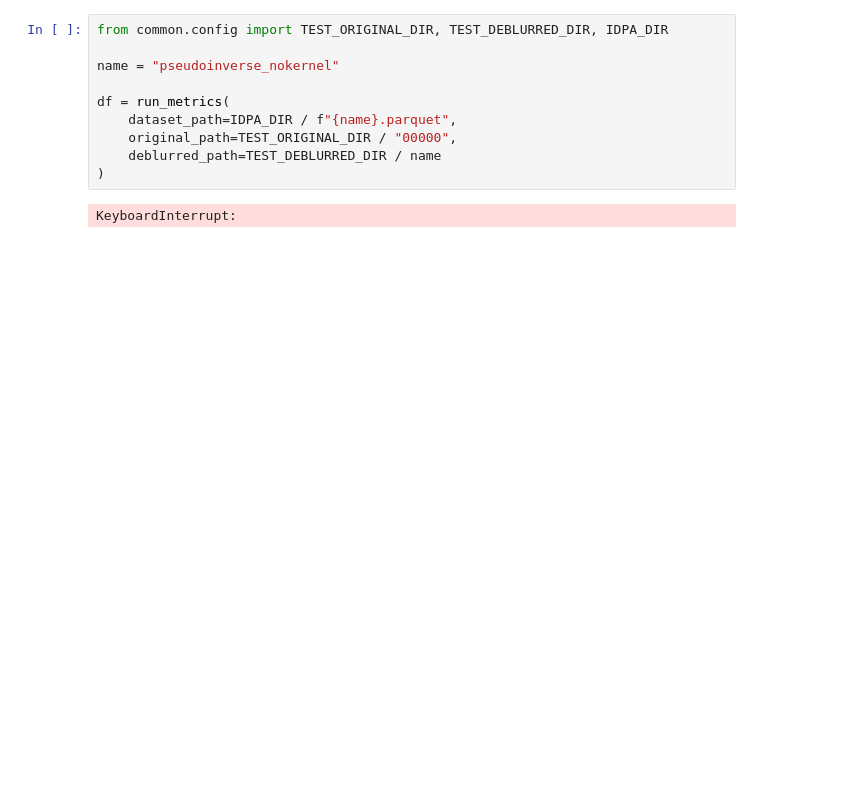
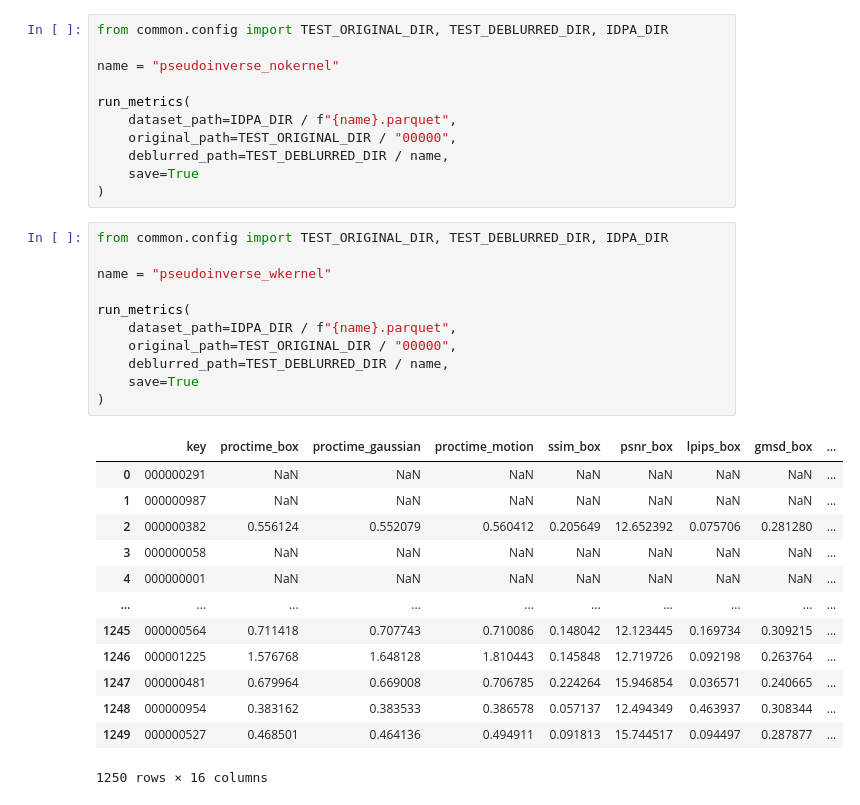
Before and after one commit to slymachenko/image-deblurring-performance-analysis, a Jupyter notebook: notebooks/dataset_creation/5_metrics_calculation.ipynb, the cells around one changed output. Cells and saved outputs as stored; diff of their text form; blank space fills up the shorter version.

Commit message:
metrics generated

```diff
--- a/notebooks/dataset_creation/5_metrics_calculation.ipynb
+++ b/notebooks/dataset_creation/5_metrics_calculation.ipynb
@@ -43,10 +43,34 @@ from common.config import TEST_ORIGINAL_DIR, TEST_DEBLURRED_DIR, IDPA_DIR
 
 name = "pseudoinverse_nokernel"
 
-df = run_metrics(
+run_metrics(
     dataset_path=IDPA_DIR / f"{name}.parquet",
     original_path=TEST_ORIGINAL_DIR / "00000",
-    deblurred_path=TEST_DEBLURRED_DIR / name
+    deblurred_path=TEST_DEBLURRED_DIR / name,
+    save=True
 )
-# %% [output]
-KeyboardInterrupt:
+# %%
+from common.config import TEST_ORIGINAL_DIR, TEST_DEBLURRED_DIR, IDPA_DIR
+
+name = "pseudoinverse_wkernel"
+
+run_metrics(
+    dataset_path=IDPA_DIR / f"{name}.parquet",
+    original_path=TEST_ORIGINAL_DIR / "00000",
+    deblurred_path=TEST_DEBLURRED_DIR / name,
+    save=True
+)
+# %% [output]
+|  | key | proctime_box | proctime_gaussian | proctime_motion | ssim_box | psnr_box | lpips_box | gmsd_box | ... |
+| 0 | 000000291 | NaN | NaN | NaN | NaN | NaN | NaN | NaN | ... |
+| 1 | 000000987 | NaN | NaN | NaN | NaN | NaN | NaN | NaN | ... |
+| 2 | 000000382 | 0.556124 | 0.552079 | 0.560412 | 0.205649 | 12.652392 | 0.075706 | 0.281280 | ... |
+| 3 | 000000058 | NaN | NaN | NaN | NaN | NaN | NaN | NaN | ... |
+| 4 | 000000001 | NaN | NaN | NaN | NaN | NaN | NaN | NaN | ... |
+| ... | ... | ... | ... | ... | ... | ... | ... | ... | ... |
+| 1245 | 000000564 | 0.711418 | 0.707743 | 0.710086 | 0.148042 | 12.123445 | 0.169734 | 0.309215 | ... |
+| 1246 | 000001225 | 1.576768 | 1.648128 | 1.810443 | 0.145848 | 12.719726 | 0.092198 | 0.263764 | ... |
+| 1247 | 000000481 | 0.679964 | 0.669008 | 0.706785 | 0.224264 | 15.946854 | 0.036571 | 0.240665 | ... |
+| 1248 | 000000954 | 0.383162 | 0.383533 | 0.386578 | 0.057137 | 12.494349 | 0.463937 | 0.308344 | ... |
+| 1249 | 000000527 | 0.468501 | 0.464136 | 0.494911 | 0.091813 | 15.744517 | 0.094497 | 0.287877 | ... |
+1250 rows × 16 columns
```
Also changed, not shown: parts of 4 cells of this notebook.
